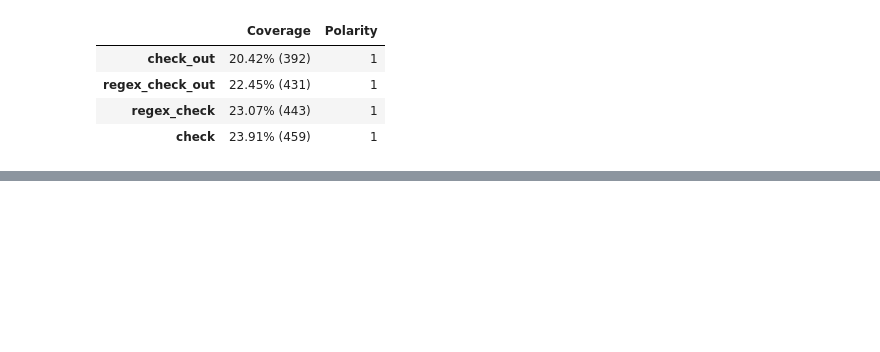
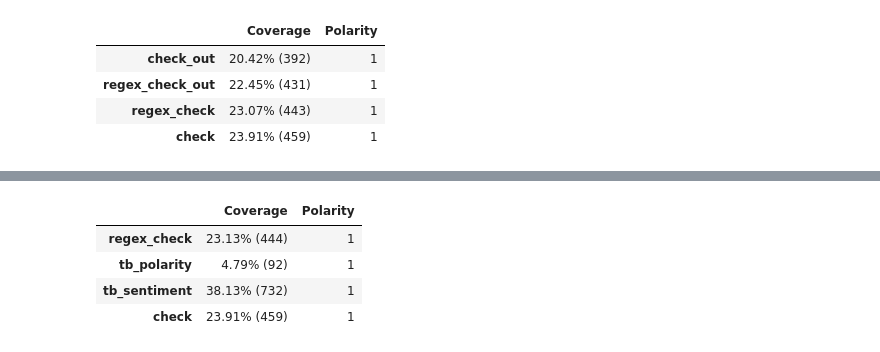
Before and after one commit to lgvaz/lazylabel, a Jupyter notebook: examples/youtube_spam.ipynb, the cells around one changed output, grey strips where cells are left out. Saved outputs shown, nothing was run; the diff lists cells and outputs as text; code cells hidden in the pictures; blank space fills up the shorter version.

```diff
--- a/examples/youtube_spam.ipynb
+++ b/examples/youtube_spam.ipynb
@@ -149,0 +147,8 @@ scores.polarity, scores.subjectivity
+# %%
+labeller.summary(dls.train)
+# %% [output]
+|  | Coverage | Polarity |
+| regex_check | 23.13% (444) | 1 |
+| tb_polarity | 4.79% (92) | 1 |
+| tb_sentiment | 38.13% (732) | 1 |
+| check | 23.91% (459) | 1 |
```
Also changed, not shown: parts of 17 cells of this notebook, 5 other files.
